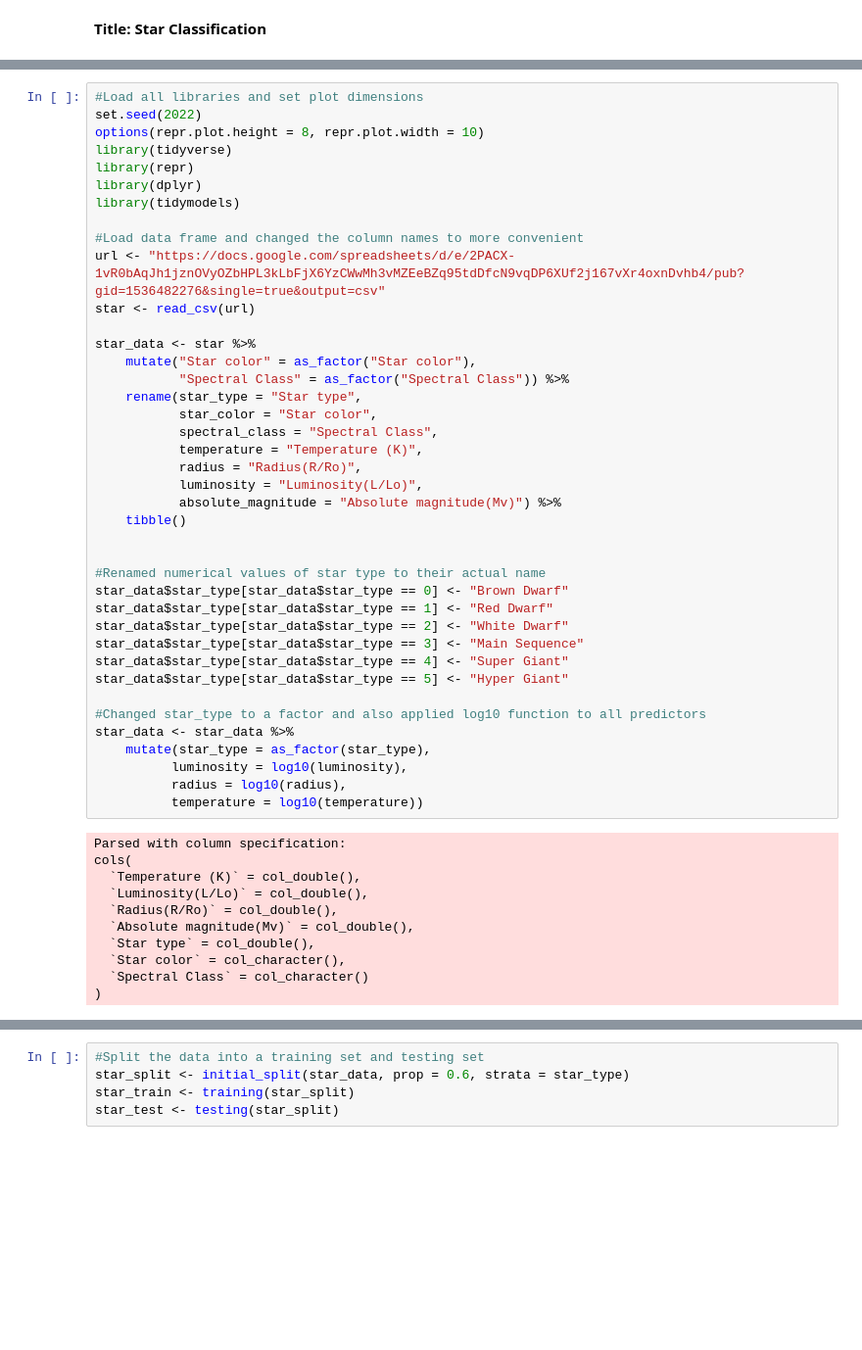
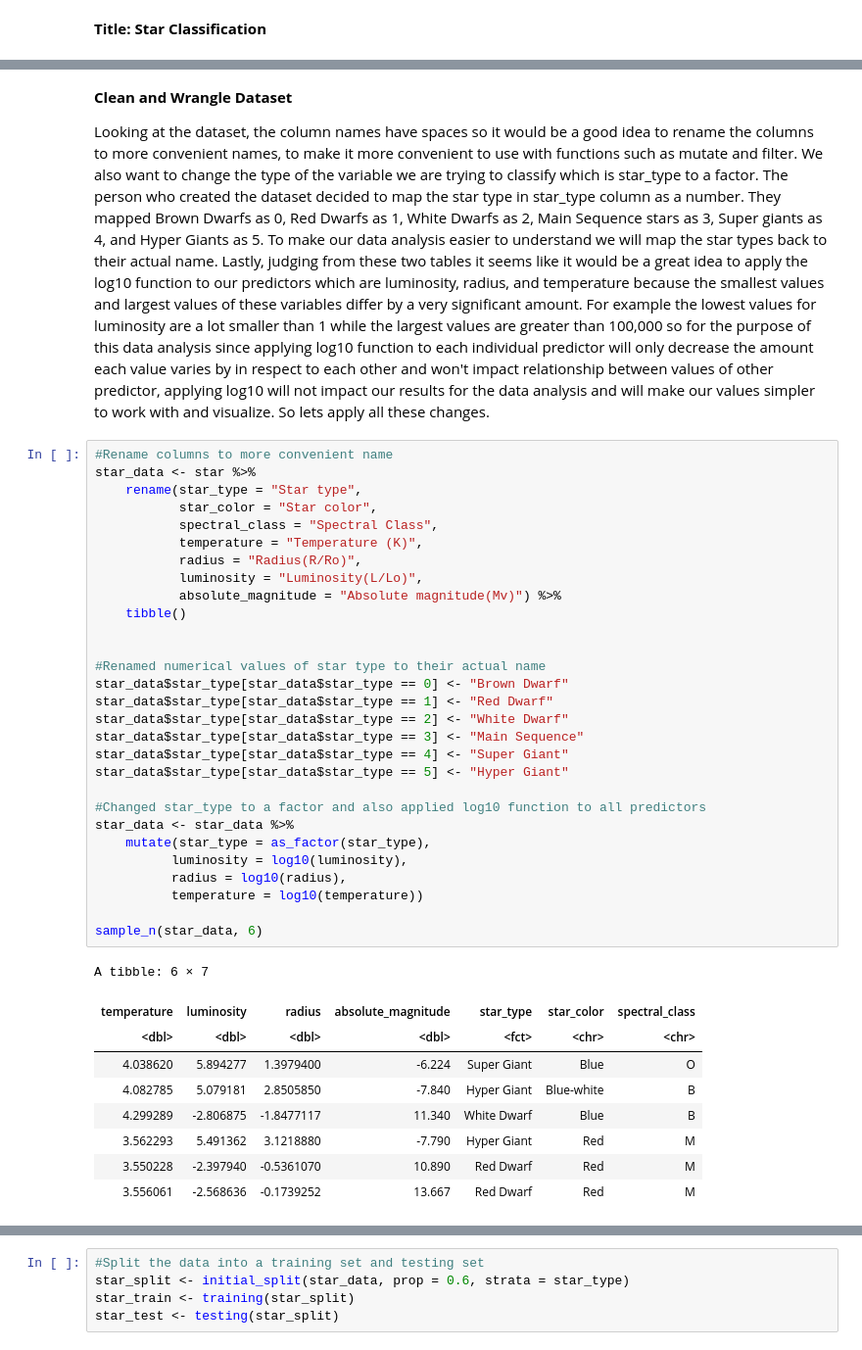
Before and after one commit to KarnS1o3/DSCI-project, a Jupyter notebook: Project_Final.ipynb, the cells around one changed output, grey strips where cells are left out. Shown at 98% size. Cells and saved outputs as stored; diff of their text form; blank space fills up the shorter version.

```diff
--- a/Project_Final.ipynb
+++ b/Project_Final.ipynb
@@ -8,51 +59,43 @@ Researchers have used the Hertzsprung-Russell Diagram to plot star features in o
+# %% [markdown]
+**Clean and Wrangle Dataset**
+
+Looking at the dataset, the column names have spaces so it would be a good idea to rename the columns to more convenient names, to make it more convenient to use with functions such as mutate and filter. We also want to change the type of the variable we are trying to classify which is star_type to a factor. The person who created the dataset decided to map the star type in star_type column as a number. They mapped Brown Dwarfs as 0, Red Dwarfs as 1, White Dwarfs as 2, Main Sequence stars as 3, Super giants as 4, and Hyper Giants as 5. To make our data analysis easier to understand we will map the star types back to their actual name. Lastly, judging from these two tables it seems like it would be a great idea to apply the log10 function to our predictors which are luminosity, radius, and temperature because the smallest values and largest values of these variables differ by a very significant amount. For example the lowest values for luminosity are a lot smaller than 1 while the largest values are greater than 100,000 so for the purpose of this data analysis since applying log10 function to each individual predictor will only decrease the amount each value varies by in respect to each other and won't impact relationship between values of other predictor, applying log10 will not impact our results for the data analysis and will make our values simpler to work with and visualize. So lets apply all these changes.
 # %%
-#Load all libraries and set plot dimensions
-set.seed(2022)
-options(repr.plot.height = 8, repr.plot.width = 10)
-library(tidyverse)
-library(repr)
-library(dplyr)
-library(tidymodels)
-
-#Load data frame and changed the column names to more convenient
-url <- "https://docs.google.com/spreadsheets/d/e/2PACX-1vR0bAqJh1jznOVyOZbHPL3kLbFjX6YzCWwMh3vMZEeBZq95tdDfcN9vqDP6XUf2j167vXr4oxnDvhb4/pub?gid=1536482276&single=true&output=csv"
-star <- read_csv(url)
-
+#Rename columns to more convenient name
 star_data <- star %>%
-    mutate("Star color" = as_factor("Star color"),
-           "Spectral Class" = as_factor("Spectral Class")) %>%
     rename(star_type = "Star type",
            star_color = "Star color",
            spectral_class = "Spectral Class",
            temperature = "Temperature (K)",
            radius = "Radius(R/Ro)",
            luminosity = "Luminosity(L/Lo)",
            absolute_magnitude = "Absolute magnitude(Mv)") %>%
     tibble()
 
 
 #Renamed numerical values of star type to their actual name
 star_data$star_type[star_data$star_type == 0] <- "Brown Dwarf"
 star_data$star_type[star_data$star_type == 1] <- "Red Dwarf"
 star_data$star_type[star_data$star_type == 2] <- "White Dwarf"
 star_data$star_type[star_data$star_type == 3] <- "Main Sequence"
 star_data$star_type[star_data$star_type == 4] <- "Super Giant"
 star_data$star_type[star_data$star_type == 5] <- "Hyper Giant"
 
 #Changed star_type to a factor and also applied log10 function to all predictors
 star_data <- star_data %>%
     mutate(star_type = as_factor(star_type),
           luminosity = log10(luminosity),
           radius = log10(radius),
           temperature = log10(temperature))
+
+sample_n(star_data, 6)
 # %% [output]
-Parsed with column specification:
-cols(
-  `Temperature (K)` = col_double(),
-  `Luminosity(L/Lo)` = col_double(),
-  `Radius(R/Ro)` = col_double(),
-  `Absolute magnitude(Mv)` = col_double(),
-  `Star type` = col_double(),
-  `Star color` = col_character(),
-  `Spectral Class` = col_character()
-)
+A tibble: 6 × 7
+| temperature | luminosity | radius | absolute_magnitude | star_type | star_color | spectral_class |
+| <dbl> | <dbl> | <dbl> | <dbl> | <fct> | <chr> | <chr> |
+| 4.038620 | 5.894277 | 1.3979400 | -6.224 | Super Giant | Blue | O |
+| 4.082785 | 5.079181 | 2.8505850 | -7.840 | Hyper Giant | Blue-white | B |
+| 4.299289 | -2.806875 | -1.8477117 | 11.340 | White Dwarf | Blue | B |
+| 3.562293 | 5.491362 | 3.1218880 | -7.790 | Hyper Giant | Red | M |
+| 3.550228 | -2.397940 | -0.5361070 | 10.890 | Red Dwarf | Red | M |
+| 3.556061 | -2.568636 | -0.1739252 | 13.667 | Red Dwarf | Red | M |
```
Also changed, not shown: parts of 26 cells of this notebook.
